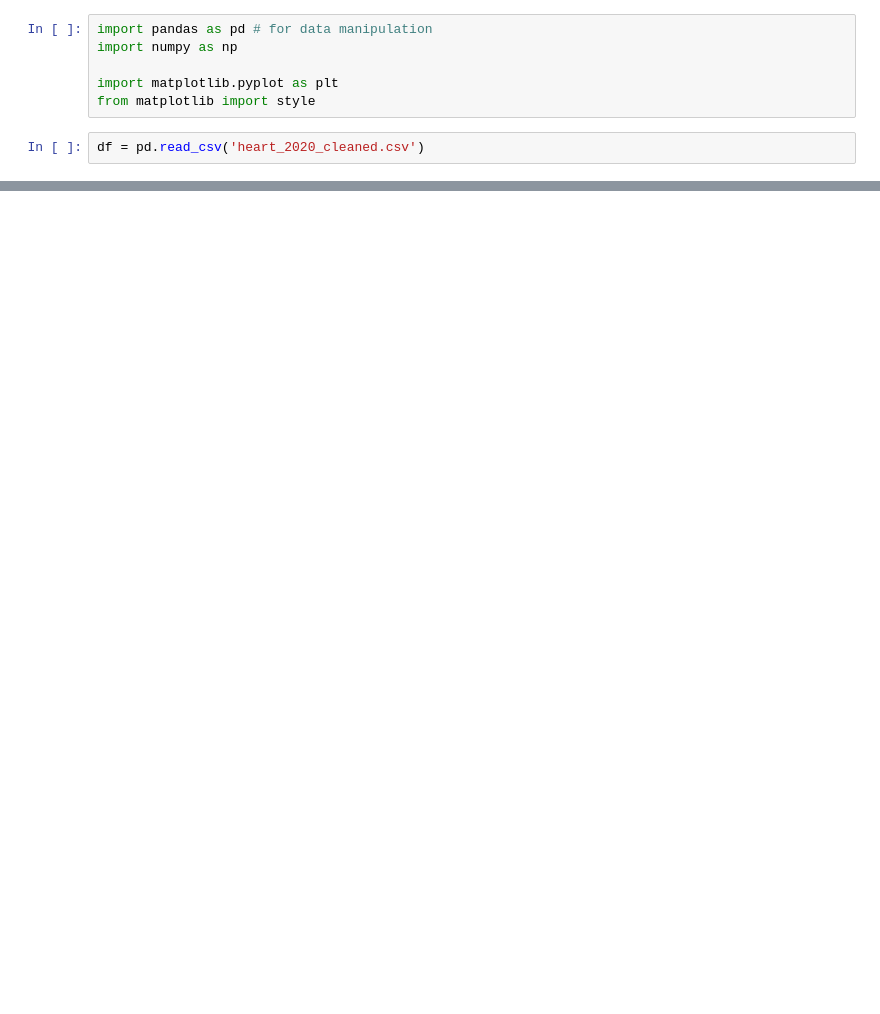
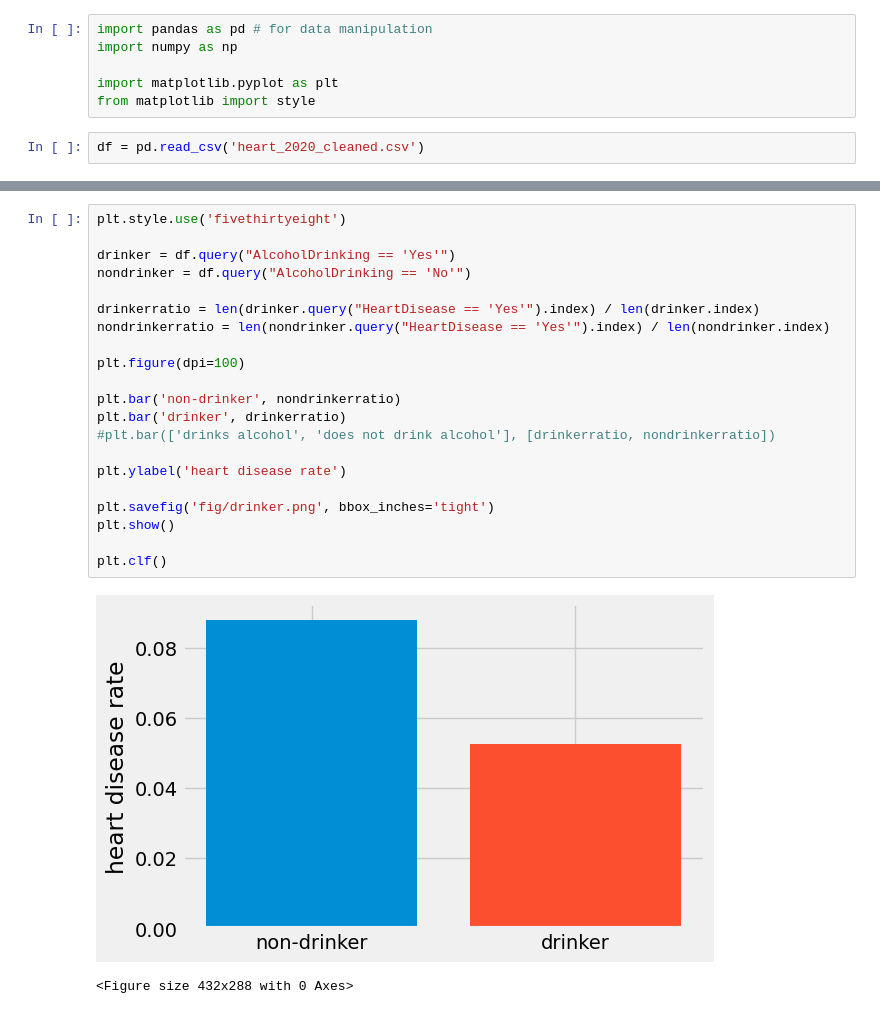
Before and after one commit to melihocakci/heart-disease-prediction, a Jupyter notebook: analyze.ipynb, the cells around one changed output, grey strips where cells are left out. Cells and saved outputs as stored; diff of their text form; blank space fills up the shorter version.

```diff
--- a/analyze.ipynb
+++ b/analyze.ipynb
@@ -64,0 +77,24 @@ plt.clf()
+# %%
+plt.style.use('fivethirtyeight')
+
+drinker = df.query("AlcoholDrinking == 'Yes'")
+nondrinker = df.query("AlcoholDrinking == 'No'")
+
+drinkerratio = len(drinker.query("HeartDisease == 'Yes'").index) / len(drinker.index)
+nondrinkerratio = len(nondrinker.query("HeartDisease == 'Yes'").index) / len(nondrinker.index)
+
+plt.figure(dpi=100)
+
+plt.bar('non-drinker', nondrinkerratio)
+plt.bar('drinker', drinkerratio)
+#plt.bar(['drinks alcohol', 'does not drink alcohol'], [drinkerratio, nondrinkerratio])
+
+plt.ylabel('heart disease rate')
+
+plt.savefig('fig/drinker.png', bbox_inches='tight')
+plt.show()
+
+plt.clf()
+# %% [output]
+[figure, added]
+<Figure size 432x288 with 0 Axes>
```
Also changed, not shown: parts of 6 cells of this notebook, 8 other files.
